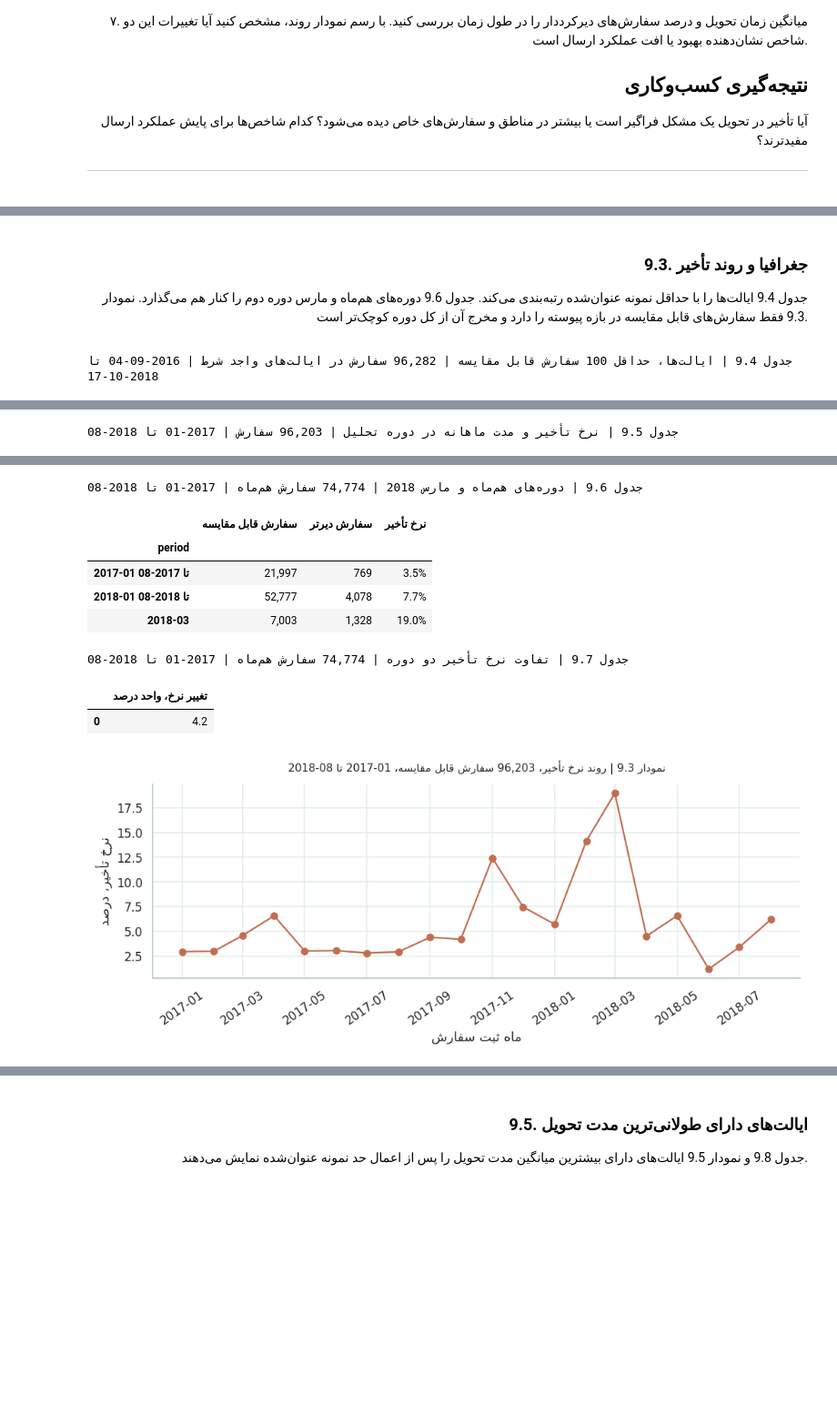
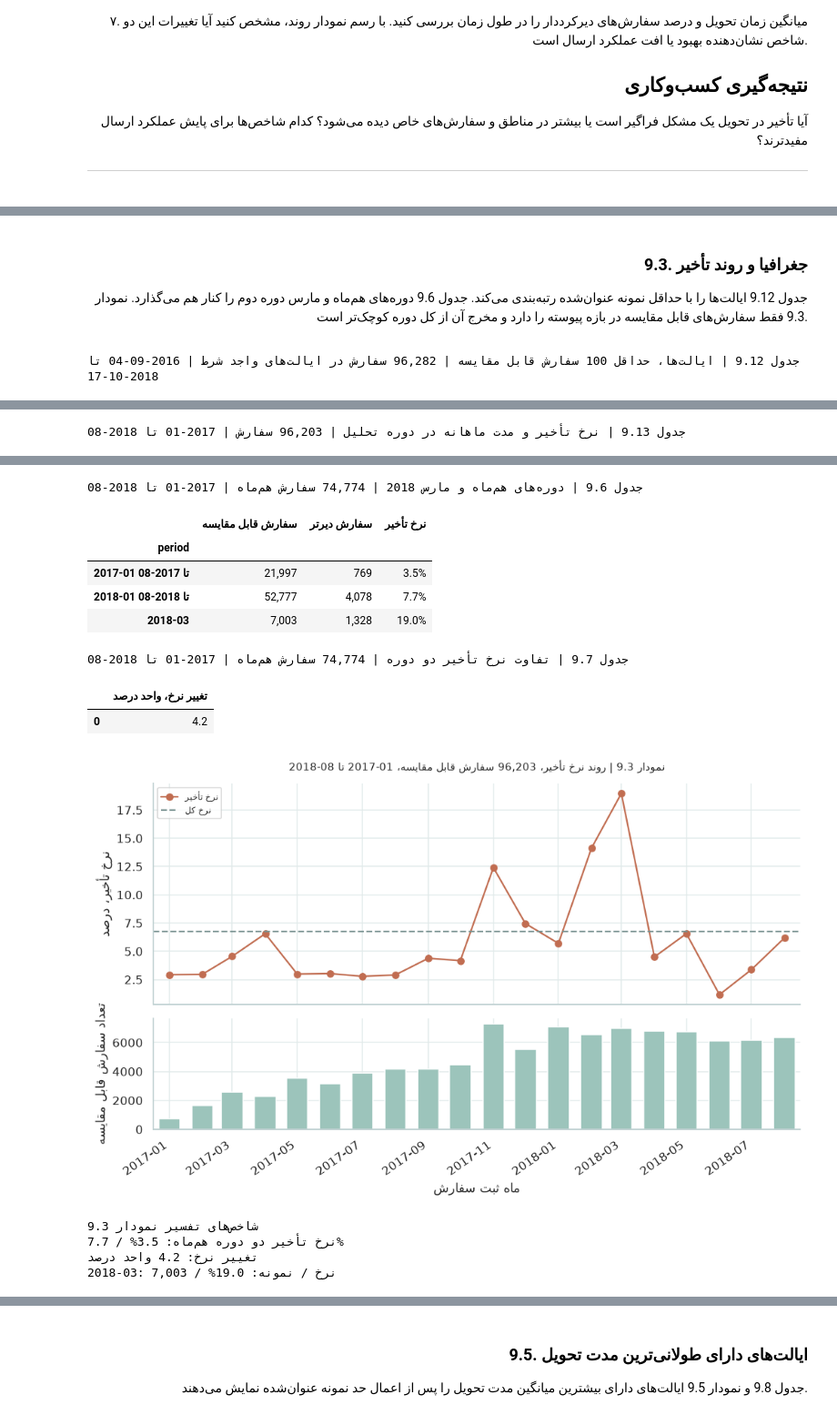
Before and after one commit to arashdevelopermind/olist-pro, a Jupyter notebook: olist_analysis.ipynb, the cells around one changed output, grey strips where cells are left out. Shown at 91% size. Cells and saved outputs as stored; diff of their text form; code cells hidden in the pictures; blank space fills up the shorter version.

```diff
--- a/olist_analysis.ipynb
+++ b/olist_analysis.ipynb
@@ -161,6 +169,26 @@ def show_table(number, title, frame, formats=None, labels=None, sample=None, per
     assert out.columns.is_unique, number
     caption = f'جدول {number} | {title} | {sample} | {period or ORDER_PERIOD}'
     display(RTLTable(caption, out))
+
+
+
+class MetricBlock:
+    def __init__(self, number, rows):
+        self.number, self.rows = number, rows
+
+    def __repr__(self):
+        return f'شاخص‌های تفسیر {self.number}\n' + '\n'.join(f'{label}: {value}' for label, value in self.rows)
+
+    def _repr_html_(self):
+        rows = ''.join(f'<li>{escape(label)}: <bdi dir="ltr"><strong>{escape(value)}</strong></bdi></li>'
+                       for label, value in self.rows)
+        return (f'<div dir="rtl" style="text-align:right;border-right:3px solid #458d92;'
+                f'padding:0.4em 1em;background:#f4f9f8"><strong>شاخص‌های تفسیر {escape(self.number)}</strong>'
+                f'<ul style="margin:0.4em 0">{rows}</ul></div>')
+
+
+def show_metrics(number, rows):
+    display(MetricBlock(number, rows))
 
 
 def heading(ax, number, title, period=None):
@@ -1592,7 +1652,7 @@ axes_labels(ax,'سهم سفارش قابل مقایسه، درصد','وضعیت
 
 ### 9.3. جغرافیا و روند تأخیر
 
-جدول 9.4 ایالت‌ها را با حداقل نمونه عنوان‌شده رتبه‌بندی می‌کند. جدول 9.6 دوره‌های هم‌ماه و مارس دوره دوم را کنار هم می‌گذارد. نمودار 9.3 فقط سفارش‌های قابل مقایسه در بازه پیوسته را دارد و مخرج آن از کل دوره کوچک‌تر است.
+جدول 9.12 ایالت‌ها را با حداقل نمونه عنوان‌شده رتبه‌بندی می‌کند. جدول 9.6 دوره‌های هم‌ماه و مارس دوره دوم را کنار هم می‌گذارد. نمودار 9.3 فقط سفارش‌های قابل مقایسه در بازه پیوسته را دارد و مخرج آن از کل دوره کوچک‌تر است.
 
 </div>
 # %%
@@ -1601,7 +1661,7 @@ state_delivery=(delivery_customer.groupby('customer_state').agg(orders=('order_i
     late=('is_late','sum'),mean_days=('duration_days','mean'),median_days=('duration_days','median')))
 state_delivery['late_pct']=state_delivery.late.div(state_delivery.orders).mul(100)
 state_eligible=state_delivery.loc[state_delivery.orders.ge(MIN_STATE)].copy()
-show_table('9.4',f'ایالت‌ها، حداقل {MIN_STATE} سفارش قابل مقایسه',
+show_table('9.12',f'ایالت‌ها، حداقل {MIN_STATE} سفارش قابل مقایسه',
       state_eligible.sort_values('late_pct',ascending=False),
       {'late_pct':'pct','mean_days':'decimal','median_days':'decimal'},
       {'orders':'سفارش قابل مقایسه','late':'سفارش دیرتر','mean_days':'میانگین مدت، روز',
@@ -1609,7 +1669,7 @@ show_table('9.4',f'ایالت‌ها، حداقل {MIN_STATE} سفارش قاب
 core_delivery=delivery.loc[delivery.order_purchase_timestamp.ge(START)&delivery.order_purchase_timestamp.lt(END)].copy()
 monthly_delivery=core_delivery.groupby('purchase_month').agg(orders=('order_id','size'),late=('is_late','sum'),mean_days=('duration_days','mean'))
 monthly_delivery['late_pct']=monthly_delivery.late.div(monthly_delivery.orders).mul(100)
-show_table('9.5','نرخ تأخیر و مدت ماهانه در دوره تحلیل',monthly_delivery,{'late_pct':'pct','mean_days':'decimal'},
+show_table('9.13','نرخ تأخیر و مدت ماهانه در دوره تحلیل',monthly_delivery,{'late_pct':'pct','mean_days':'decimal'},
       {'orders':'سفارش قابل مقایسه','late':'سفارش دیرتر','late_pct':'نرخ تأخیر','mean_days':'میانگین مدت، روز'}, sample=f'{len(core_delivery):,} سفارش', period=TREND_PERIOD)
 compare_delivery=[]
 for year in (FIRST_YEAR,LAST_YEAR):
@@ -1626,12 +1686,20 @@ show_table('9.6',f'دوره‌های هم‌ماه و مارس {LAST_YEAR}',deli
       {'orders':'سفارش قابل مقایسه','late':'سفارش دیرتر','late_pct':'نرخ تأخیر'}, sample=f'{int(delivery_compare.iloc[0].orders+delivery_compare.iloc[1].orders):,} سفارش هم‌ماه', period=TREND_PERIOD)
 show_table('9.7','تفاوت نرخ تأخیر دو دوره',pd.DataFrame({'change_pp':[delay_change_pp]}),
       {'change_pp':'pp'},{'change_pp':'تغییر نرخ، واحد درصد'}, sample=f'{int(delivery_compare.iloc[0].orders+delivery_compare.iloc[1].orders):,} سفارش هم‌ماه', period=TREND_PERIOD)
-fig,ax=plt.subplots(figsize=(9.4,4))
-ax.plot(monthly_delivery.index.to_timestamp(),monthly_delivery.late_pct,marker='o',color='#c16d51')
+fig,(ax,ax2)=plt.subplots(2,1,figsize=(9.5,6),sharex=True,gridspec_kw={'height_ratios':[2,1]})
+months=monthly_delivery.index.to_timestamp()
+ax.set_xlim(months.min()-pd.Timedelta(days=15),months.max()+pd.Timedelta(days=15))
+ax.plot(months,monthly_delivery.late_pct,marker='o',color='#c16d51',label=fa('نرخ تأخیر'))
+ax.axhline(delivery.is_late.mean()*100,ls='--',color='#76908f',label=fa('نرخ کل'))
 heading(ax,'9.3',f'روند نرخ تأخیر، {len(core_delivery):,} سفارش قابل مقایسه',TREND_PERIOD)
-axes_labels(ax,'ماه ثبت سفارش','نرخ تأخیر، درصد');plt.xticks(rotation=35);complete()
+axes_labels(ax,'','نرخ تأخیر، درصد');ax.legend(fontsize=8,loc='upper left')
+ax2.bar(months,monthly_delivery.orders,width=20,color='#9cc4bb')
+axes_labels(ax2,'ماه ثبت سفارش','تعداد سفارش قابل مقایسه')
+plt.setp(ax2.get_xticklabels(),rotation=35,ha='right');complete()
+
+show_metrics('نمودار 9.3', [('نرخ تأخیر دو دوره هم‌ماه',f'{delivery_compare.iloc[0].late_pct:.1f}% / {delivery_compare.iloc[1].late_pct:.1f}%'),('تغییر نرخ',f'{delay_change_pp:.1f} واحد درصد'),('2018-03: نرخ / نمونه',f'{delivery_compare.loc["2018-03","late_pct"]:.1f}% / {int(delivery_compare.loc["2018-03","orders"]):,}')])
 # %% [output]
-جدول 9.4 | ایالت‌ها، حداقل 100 سفارش قابل مقایسه | 96,282 سفارش در ایالت‌های واجد شرط | 2016-09-04 تا 2018-10-17
+جدول 9.12 | ایالت‌ها، حداقل 100 سفارش قابل مقایسه | 96,282 سفارش در ایالت‌های واجد شرط | 2016-09-04 تا 2018-10-17
 |  | سفارش قابل مقایسه | سفارش دیرتر | میانگین مدت، روز | میانه مدت، روز | نرخ تأخیر |
 | customer_state |  |  |  |  |  |
 | AL | 397 | 85 | 24.54 | 22.33 | 21.4% |
@@ -1650,35 +1718,39 @@ axes_labels(ax,'ماه ثبت سفارش','نرخ تأخیر، درصد');plt.xt
 | PR | 4,923 | 199 | 11.99 | 10.43 | 4.0% |
 | RO | 243 | 7 | 19.37 | 17.58 | 2.9% |
 | AM | 145 | 4 | 26.43 | 25.88 | 2.8% |
-جدول 9.5 | نرخ تأخیر و مدت ماهانه در دوره تحلیل | 96,203 سفارش | 2017-01 تا 2018-08
+جدول 9.13 | نرخ تأخیر و مدت ماهانه در دوره تحلیل | 96,203 سفارش | 2017-01 تا 2018-08
 |  | سفارش قابل مقایسه | سفارش دیرتر | میانگین مدت، روز | نرخ تأخیر |
 | purchase_month |  |  |  |  |
 | 2017-01 | 750 | 22 | 12.65 | 2.9% |
 | 2017-02 | 1,653 | 49 | 13.17 | 3.0% |
 | 2017-03 | 2,546 | 116 | 12.95 | 4.6% |
 | 2017-04 | 2,303 | 151 | 14.92 | 6.6% |
 | 2017-05 | 3,545 | 106 | 11.32 | 3.0% |
 | 2017-06 | 3,135 | 95 | 12.01 | 3.0% |
 | 2017-07 | 3,872 | 108 | 11.59 | 2.8% |
 | 2017-08 | 4,193 | 122 | 11.15 | 2.9% |
 | 2017-09 | 4,150 | 182 | 11.85 | 4.4% |
 | 2017-10 | 4,478 | 187 | 11.86 | 4.2% |
 | ... | ... | ... | ... | ... |
 | 2018-04 | 6,798 | 306 | 11.50 | 4.5% |
 | 2018-05 | 6,749 | 443 | 11.42 | 6.6% |
 | 2018-06 | 6,096 | 71 | 9.24 | 1.2% |
 | 2018-07 | 6,156 | 208 | 8.96 | 3.4% |
 | 2018-08 | 6,351 | 393 | 7.73 | 6.2% |
 جدول 9.6 | دوره‌های هم‌ماه و مارس 2018 | 74,774 سفارش هم‌ماه | 2017-01 تا 2018-08
 |  | سفارش قابل مقایسه | سفارش دیرتر | نرخ تأخیر |
 | period |  |  |  |
 | 2017-01 تا 2017-08 | 21,997 | 769 | 3.5% |
 | 2018-01 تا 2018-08 | 52,777 | 4,078 | 7.7% |
 | 2018-03 | 7,003 | 1,328 | 19.0% |
 جدول 9.7 | تفاوت نرخ تأخیر دو دوره | 74,774 سفارش هم‌ماه | 2017-01 تا 2018-08
 |  | تغییر نرخ، واحد درصد |
 | 0 | 4.2 |
-[figure, old version]
+[figure, new version]
+شاخص‌های تفسیر نمودار 9.3
+نرخ تأخیر دو دوره هم‌ماه: 3.5% / 7.7%
+تغییر نرخ: 4.2 واحد درصد
+2018-03: نرخ / نمونه: 19.0% / 7,003
 # %% [markdown]
 <div dir="rtl" align="right" style="text-align: right;">
 
```
Also changed, not shown: parts of 97 cells of this notebook, 1 other file.
